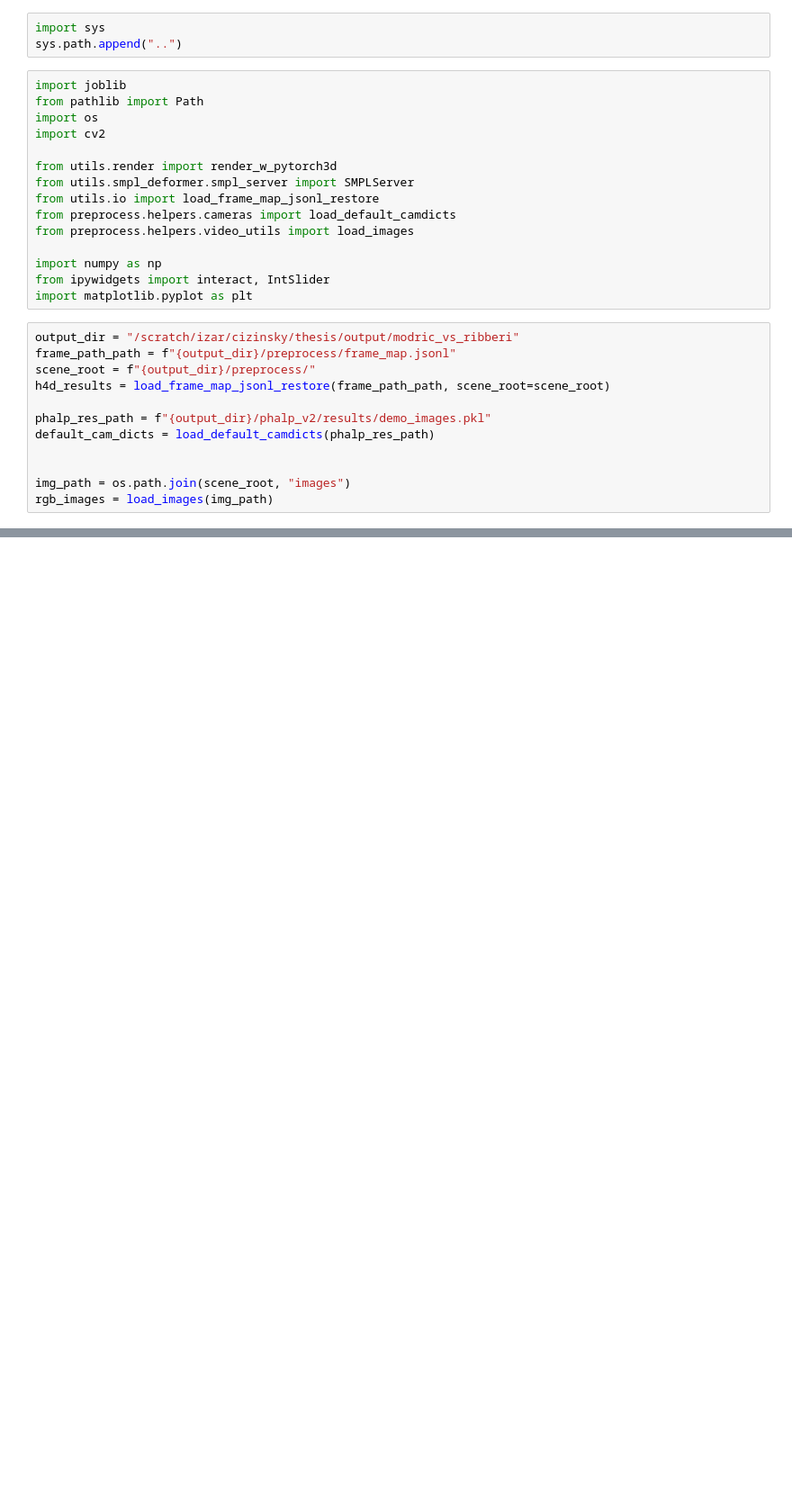
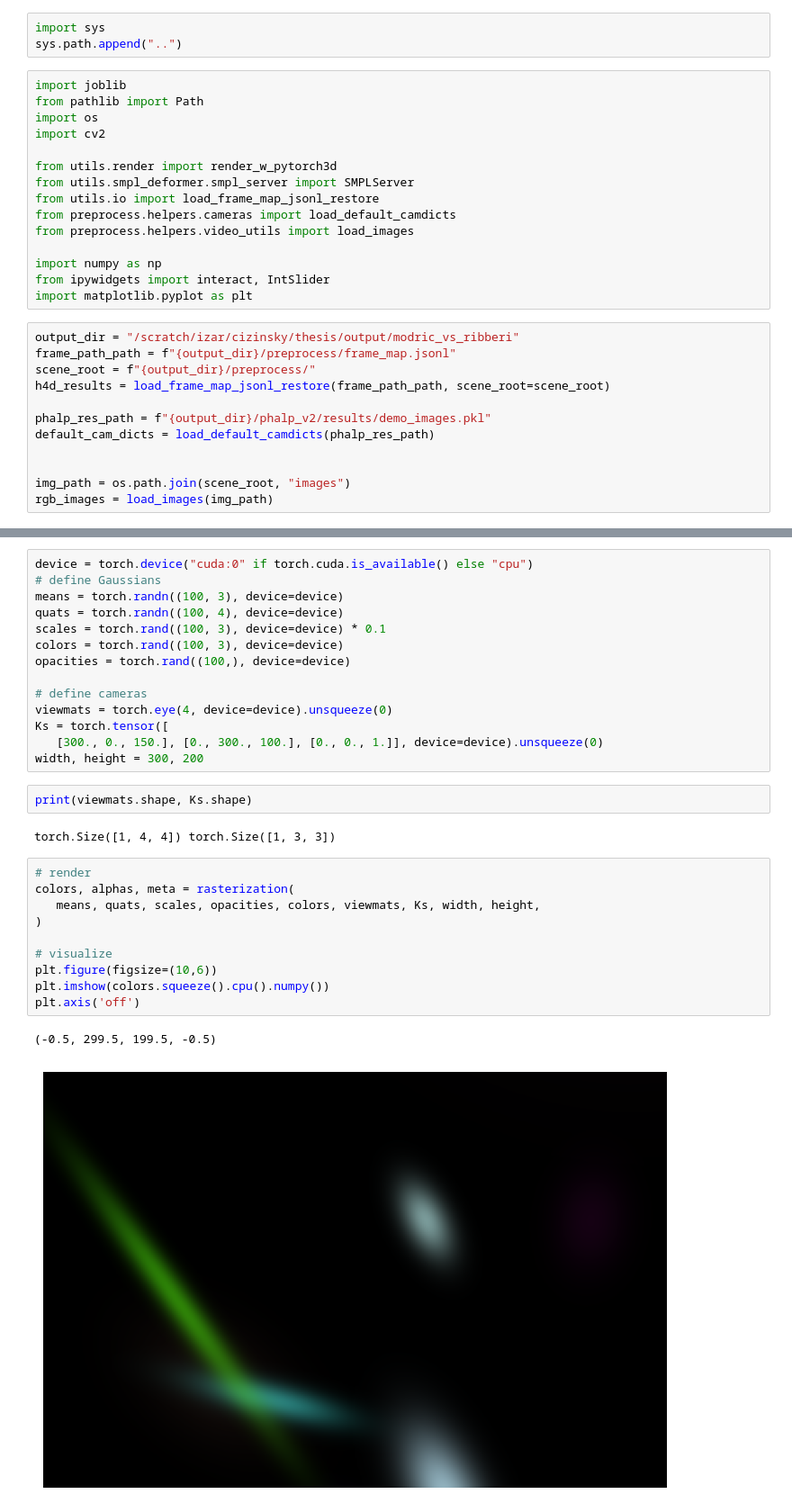
Before and after one commit to ludekcizinsky/master-thesis, a Jupyter notebook: playground/rendering.ipynb, the cells around one changed output, grey strips where cells are left out. Shown at 90% size. Saved outputs shown, nothing was run; the diff lists cells and outputs as text; blank space fills up the shorter version.

```diff
--- a/playground/rendering.ipynb
+++ b/playground/rendering.ipynb
@@ -63,0 +67,31 @@ interactive(children=(IntSlider(value=0, description='i', max=86), Output()), _d
+# %%
+device = torch.device("cuda:0" if torch.cuda.is_available() else "cpu")
+# define Gaussians
+means = torch.randn((100, 3), device=device)
+quats = torch.randn((100, 4), device=device)
+scales = torch.rand((100, 3), device=device) * 0.1
+colors = torch.rand((100, 3), device=device)
+opacities = torch.rand((100,), device=device)
+
+# define cameras
+viewmats = torch.eye(4, device=device).unsqueeze(0)
+Ks = torch.tensor([
+   [300., 0., 150.], [0., 300., 100.], [0., 0., 1.]], device=device).unsqueeze(0)
+width, height = 300, 200
+# %%
+print(viewmats.shape, Ks.shape)
+# %% [output]
+torch.Size([1, 4, 4]) torch.Size([1, 3, 3])
+# %%
+# render
+colors, alphas, meta = rasterization(
+   means, quats, scales, opacities, colors, viewmats, Ks, width, height,
+)
+
+# visualize
+plt.figure(figsize=(10,6))
+plt.imshow(colors.squeeze().cpu().numpy())
+plt.axis('off')
+# %% [output]
+(-0.5, 299.5, 199.5, -0.5)
+[figure, added]
```
Also changed, not shown: parts of 7 cells of this notebook, 3 other files.
